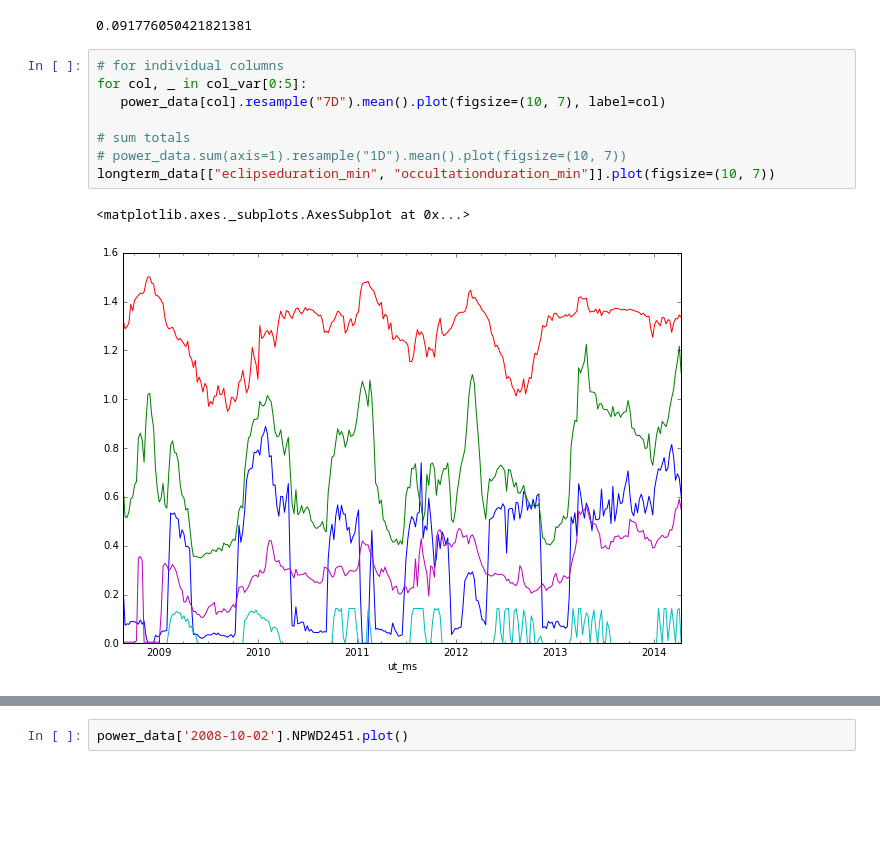
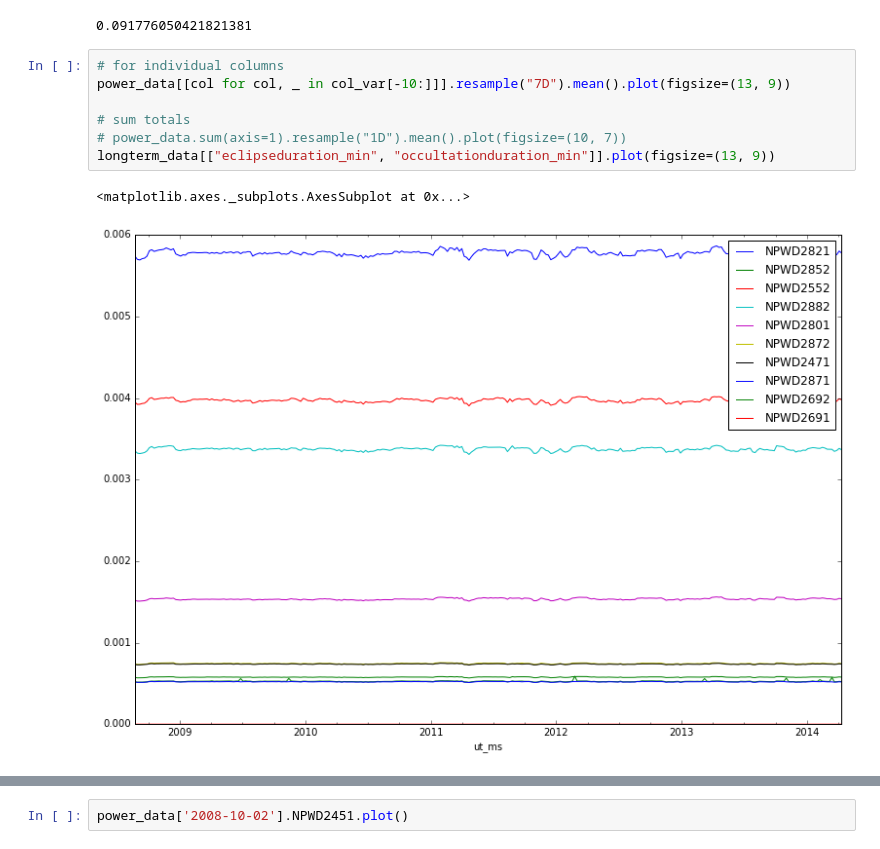
Before and after one commit to ktrnka/mars-express, a Jupyter notebook: experiments.ipynb, the cells around one changed output, grey strips where cells are left out. Drawn from its saved outputs; the diff is of its cells as text; blank space fills up the shorter version.

```diff
--- a/experiments.ipynb
+++ b/experiments.ipynb
@@ -145,12 +149,11 @@ reup = downsampled.reindex(power_data.index, method="pad")
 0.091776050421821381
 # %%
 # for individual columns
-for col, _ in col_var[0:5]:
-   power_data[col].resample("7D").mean().plot(figsize=(10, 7), label=col)
+power_data[[col for col, _ in col_var[-10:]]].resample("7D").mean().plot(figsize=(13, 9))
 
 # sum totals
 # power_data.sum(axis=1).resample("1D").mean().plot(figsize=(10, 7))
-longterm_data[["eclipseduration_min", "occultationduration_min"]].plot(figsize=(10, 7))
+longterm_data[["eclipseduration_min", "occultationduration_min"]].plot(figsize=(13, 9))
 # %% [output]
 <matplotlib.axes._subplots.AxesSubplot at 0x...>
-[figure, old version]
+[figure, new version]
```
Also changed, not shown: parts of 7 cells of this notebook, 3 other files.
